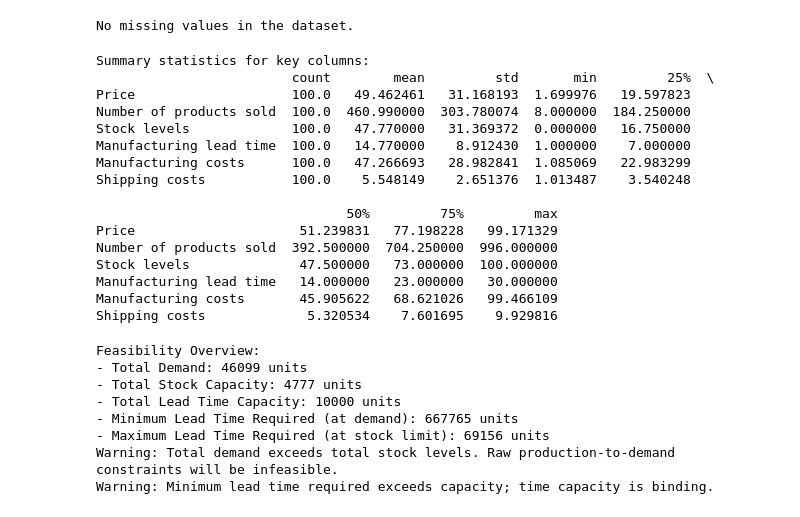
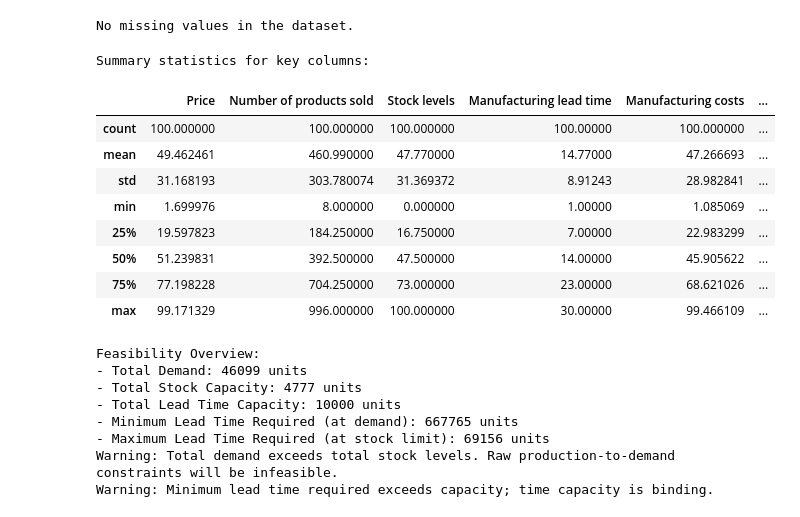
Before and after one commit to Kanakbaghel/Optimization_Model, a Jupyter notebook: jupyter_notebook.ipynb, the cells around one changed output. Cells and saved outputs as stored; diff of their text form; code cells hidden in the pictures.

```diff
--- a/jupyter_notebook.ipynb
+++ b/jupyter_notebook.ipynb
@@ -62,26 +71,20 @@ No missing values in the dataset.
 # %%
 # Key columns summary (fixed broken line)
 key_columns = ['Price', 'Number of products sold', 'Stock levels',
                'Manufacturing lead time', 'Manufacturing costs', 'Shipping costs']
 print("\nSummary statistics for key columns:")
-print(df[key_columns].describe().T)
+df[key_columns].describe()
 # %% [output]
 Summary statistics for key columns:
-                         count        mean         std       min         25%  \
-Price                    100.0   49.462461   31.168193  1.699976   19.597823
-Number of products sold  100.0  460.990000  303.780074  8.000000  184.250000
-Stock levels             100.0   47.770000   31.369372  0.000000   16.750000
-Manufacturing lead time  100.0   14.770000    8.912430  1.000000    7.000000
-Manufacturing costs      100.0   47.266693   28.982841  1.085069   22.983299
-Shipping costs           100.0    5.548149    2.651376  1.013487    3.540248
-
-                                50%         75%         max
-Price                     51.239831   77.198228   99.171329
-Number of products sold  392.500000  704.250000  996.000000
-Stock levels              47.500000   73.000000  100.000000
-Manufacturing lead time   14.000000   23.000000   30.000000
-Manufacturing costs       45.905622   68.621026   99.466109
-Shipping costs             5.320534    7.601695    9.929816
+|  | Price | Number of products sold | Stock levels | Manufacturing lead time | Manufacturing costs | ... |
+| count | 100.000000 | 100.000000 | 100.000000 | 100.00000 | 100.000000 | ... |
+| mean | 49.462461 | 460.990000 | 47.770000 | 14.77000 | 47.266693 | ... |
+| std | 31.168193 | 303.780074 | 31.369372 | 8.91243 | 28.982841 | ... |
+| min | 1.699976 | 8.000000 | 0.000000 | 1.00000 | 1.085069 | ... |
+| 25% | 19.597823 | 184.250000 | 16.750000 | 7.00000 | 22.983299 | ... |
+| 50% | 51.239831 | 392.500000 | 47.500000 | 14.00000 | 45.905622 | ... |
+| 75% | 77.198228 | 704.250000 | 73.000000 | 23.00000 | 68.621026 | ... |
+| max | 99.171329 | 996.000000 | 100.000000 | 30.00000 | 99.466109 | ... |
 # %%
 # Feasibility diagnostics (fixed variable names)
 total_demand = df['Number of products sold'].sum()
```
Also changed, not shown: parts of 7 cells of this notebook.
